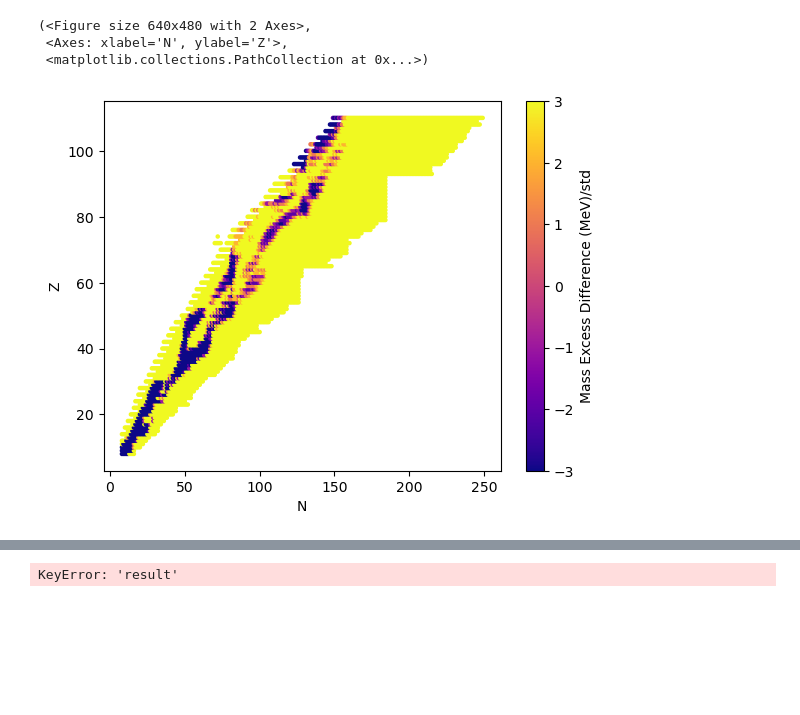
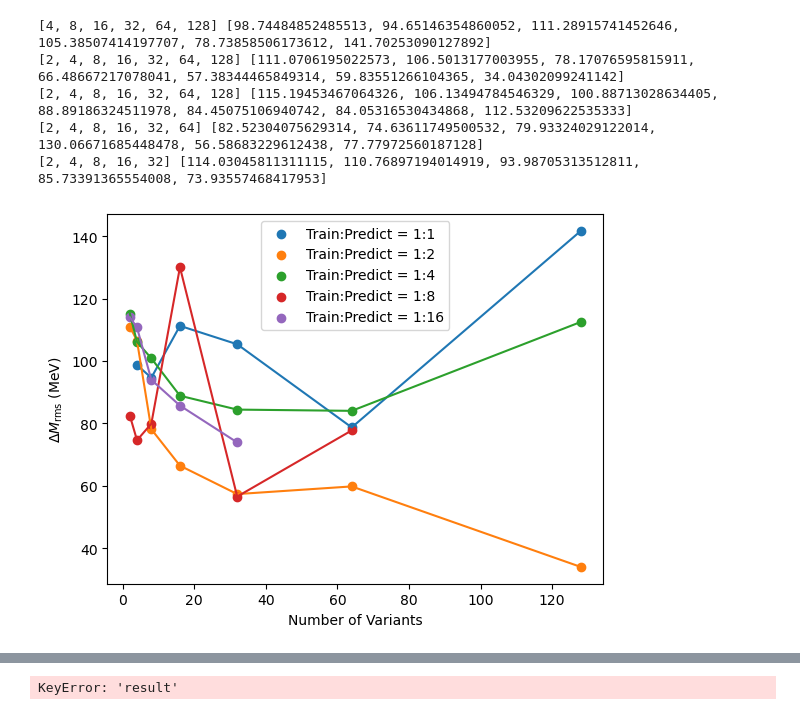
Before and after one commit to mzyudhistira/BSk24-Emu, a Jupyter notebook: quick_analysis.ipynb, the cells around one changed output, grey strips where cells are left out. Cells and saved outputs as stored; diff of their text form; code cells hidden in the pictures; blank space fills up the shorter version.

```diff
--- a/quick_analysis.ipynb
+++ b/quick_analysis.ipynb
@@ -168,7 +170,18 @@ plt.legend()
-# %%
-run_analysis.plot_landscape(tests['ext_1to16']['result']['mmt'][-1])
-# %% [output]
-(<Figure size 640x480 with 2 Axes>,
- <Axes: xlabel='N', ylabel='Z'>,
- <matplotlib.collections.PathCollection at 0x...>)
-[figure, removed]
+# %%
+for name, test in tests.items():
+    print(test['varian'],test['result']['rms_dev'])
+    plt.scatter(test['varian'], test['result']['rms_dev'], label=test['plot_name'])
+    plt.plot(test['varian'], test['result']['rms_dev'])
+
+
+    plt.xlabel(r'Number of Variants')
+    plt.ylabel(r'$\Delta M_{\text{rms}}$ (MeV)')
+    # plt.ylim(0,10)
+    plt.legend()
+# %% [output]
+[4, 8, 16, 32, 64, 128] [98.74484852485513, 94.65146354860052, 111.28915741452646, 105.38507414197707, 78.73858506173612, 141.70253090127892]
+[2, 4, 8, 16, 32, 64, 128] [111.0706195022573, 106.5013177003955, 78.17076595815911, 66.48667217078041, 57.38344465849314, 59.83551266104365, 34.04302099241142]
+[2, 4, 8, 16, 32, 64, 128] [115.19453467064326, 106.13494784546329, 100.88713028634405, 88.89186324511978, 84.45075106940742, 84.05316530434868, 112.53209622535333]
+[2, 4, 8, 16, 32, 64] [82.52304075629314, 74.63611749500532, 79.93324029122014, 130.06671685448478, 56.58683229612438, 77.77972560187128]
+[2, 4, 8, 16, 32] [114.03045811311115, 110.76897194014919, 93.98705313512811, 85.73391365554008, 73.93557468417953]
+[figure, added]
```
Also changed, not shown: parts of 12 cells of this notebook, 4 other files.
